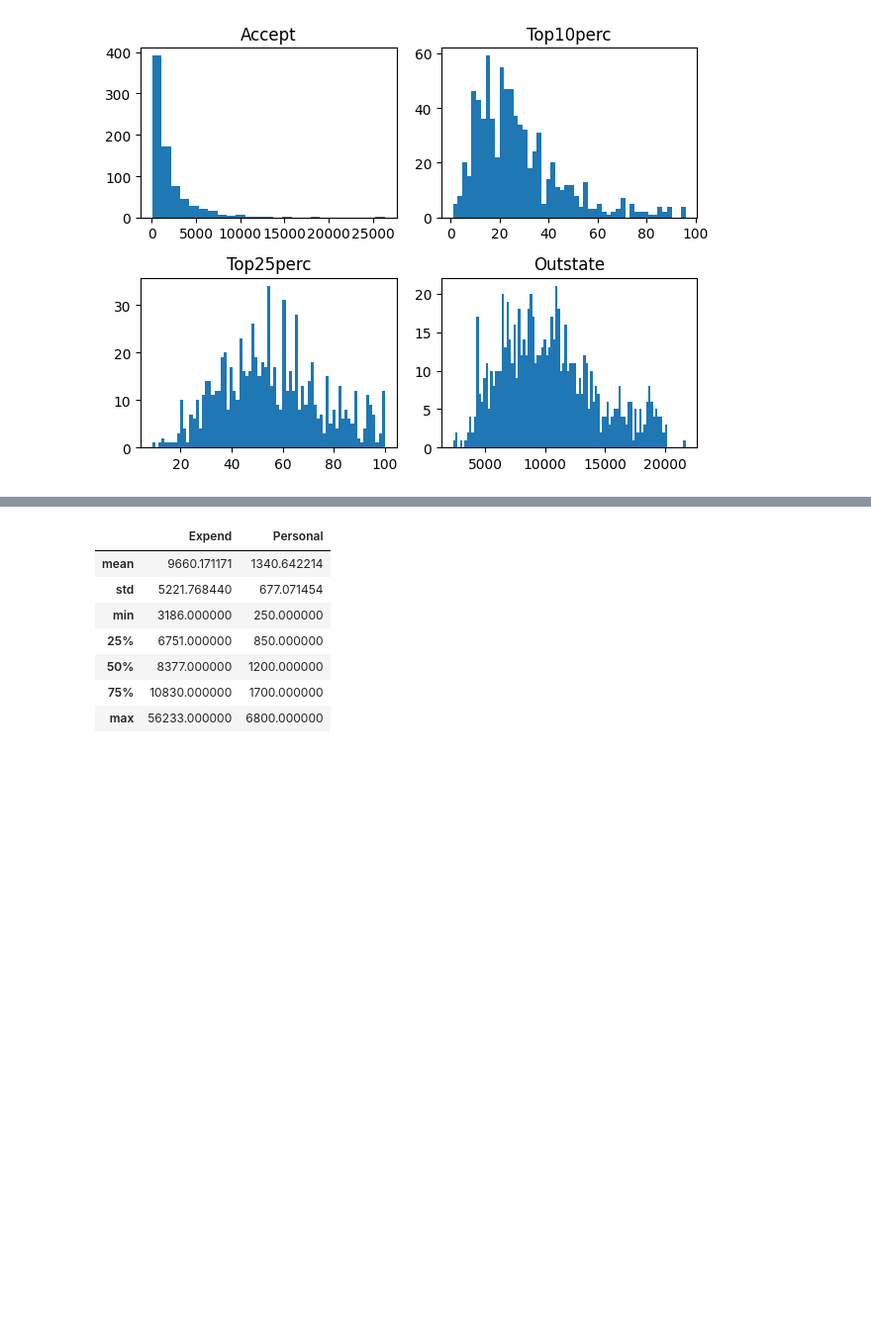
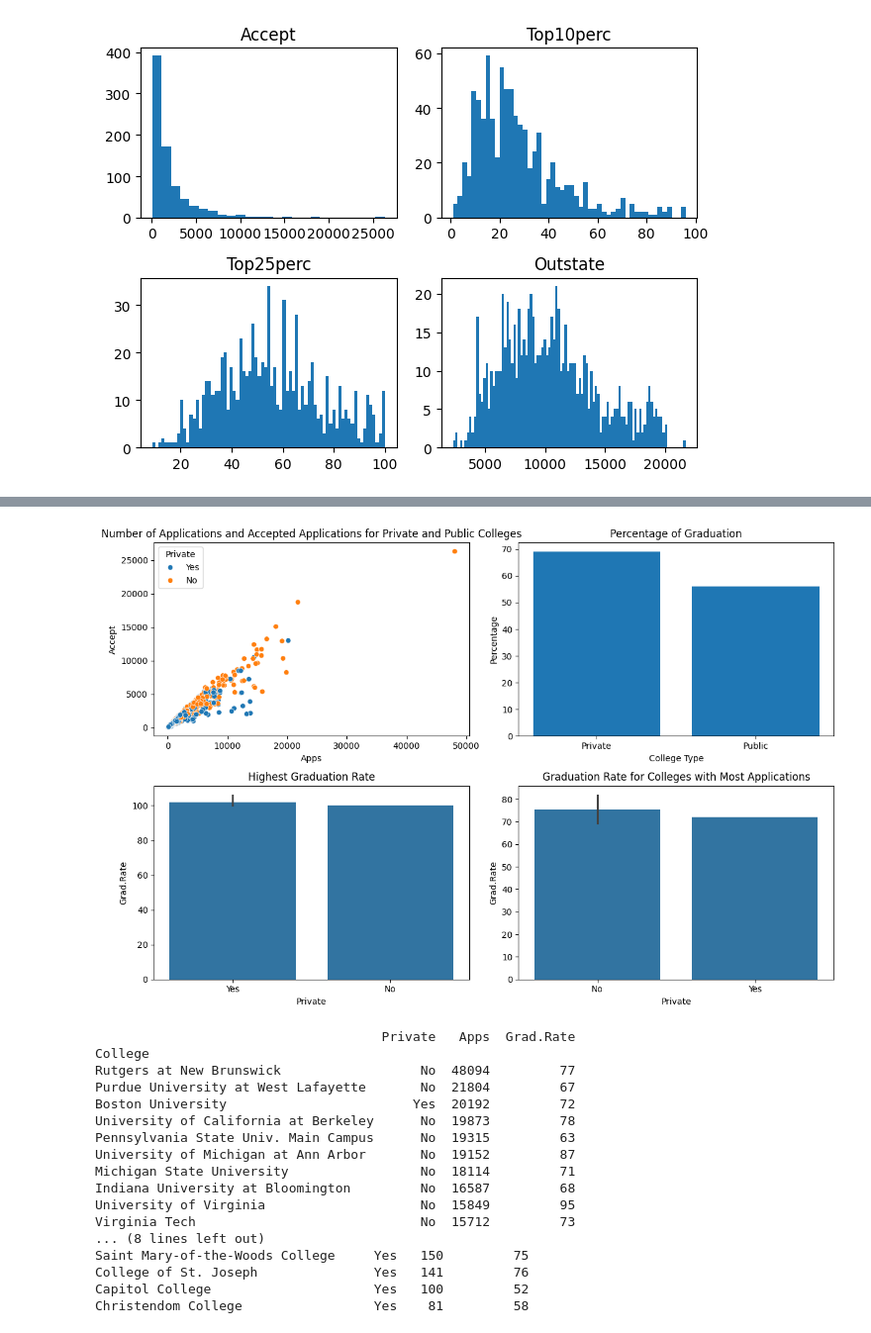
Before and after one commit to n00rp/python-programming-MARTIN-GUSTAFSSON, a Jupyter notebook: Labs/Datahantering/Labs/Lab1_Databehandling.ipynb, the cells around one changed output, grey strips where cells are left out. Shown: that part at 99% size. Saved outputs shown, nothing was run; the diff lists cells and outputs as text; code cells hidden in the pictures; blank space fills up the shorter version.

```diff
--- a/Labs/Datahantering/Labs/Lab1_Databehandling.ipynb
+++ b/Labs/Datahantering/Labs/Lab1_Databehandling.ipynb
@@ -137,12 +123,55 @@ Till exempel:
-# %%
-
-college[["Private","Expend", "Personal","Elite"]].describe()
-# %% [output]
-|  | Expend | Personal |
-| mean | 9660.171171 | 1340.642214 |
-| std | 5221.768440 | 677.071454 |
-| min | 3186.000000 | 250.000000 |
-| 25% | 6751.000000 | 850.000000 |
-| 50% | 8377.000000 | 1200.000000 |
-| 75% | 10830.000000 | 1700.000000 |
-| max | 56233.000000 | 6800.000000 |
+# %%
+# H )
+
+fig = plt.figure(figsize=(12, 8))
+
+private_grad_rate = college[college["Private"] == "Yes"]["Grad.Rate"].mean()
+public_grad_rate = college[college["Private"] == "No"]["Grad.Rate"].mean()
+
+# Plot 1: Scatterplot of Number of Applications and Accepted Applications
+plt.subplot(2, 2, 1)
+sns.scatterplot(x="Apps", y="Accept", hue="Private", data=college)
+plt.title("Number of Applications and Accepted Applications for Private and Public Colleges")
+
+# Plot 2: Percentage of Graduation for Private and Public Colleges
+plt.subplot(2, 2, 2)
+plt.bar(["Private", "Public"], [private_grad_rate, public_grad_rate])
+plt.title("Percentage of Graduation")
+plt.xlabel("College Type")
+plt.ylabel("Percentage")
+
+# Plot 3: Top 10 Colleges with Highest Graduation Rate
+plt.subplot(2, 2, 3)
+sns.barplot(x="Private", y="Grad.Rate", data=college.nlargest(10, "Grad.Rate"))
+plt.title('Highest Graduation Rate')
+
+# Plot 4: Top 10 Colleges with Most Applications
+plt.subplot(2, 2, 4)
+sns.barplot(x="Private", y="Grad.Rate", data=college.nlargest(10, "Apps"))
+plt.title("Graduation Rate for Colleges with Most Applications")
+
+plt.tight_layout()
+plt.show()
+
+college_sorted = college.sort_values(by='Apps', ascending=False)
+print(college_sorted.head(10)[['Private', 'Apps', 'Grad.Rate']])  # Colleges with Most Applications
+print(college_sorted.tail(10)[['Private', 'Apps', 'Grad.Rate']])
+# %% [output]
+[figure, added]
+                                     Private   Apps  Grad.Rate
+College
+Rutgers at New Brunswick                  No  48094         77
+Purdue University at West Lafayette       No  21804         67
+Boston University                        Yes  20192         72
+University of California at Berkeley      No  19873         78
+Pennsylvania State Univ. Main Campus      No  19315         63
+University of Michigan at Ann Arbor       No  19152         87
+Michigan State University                 No  18114         71
+Indiana University at Bloomington         No  16587         68
+University of Virginia                    No  15849         95
+Virginia Tech                             No  15712         73
+... (8 lines left out)
+Saint Mary-of-the-Woods College     Yes   150         75
+College of St. Joseph               Yes   141         76
+Capitol College                     Yes   100         52
+Christendom College                 Yes    81         58
```
Also changed, not shown: parts of 13 cells of this notebook.
